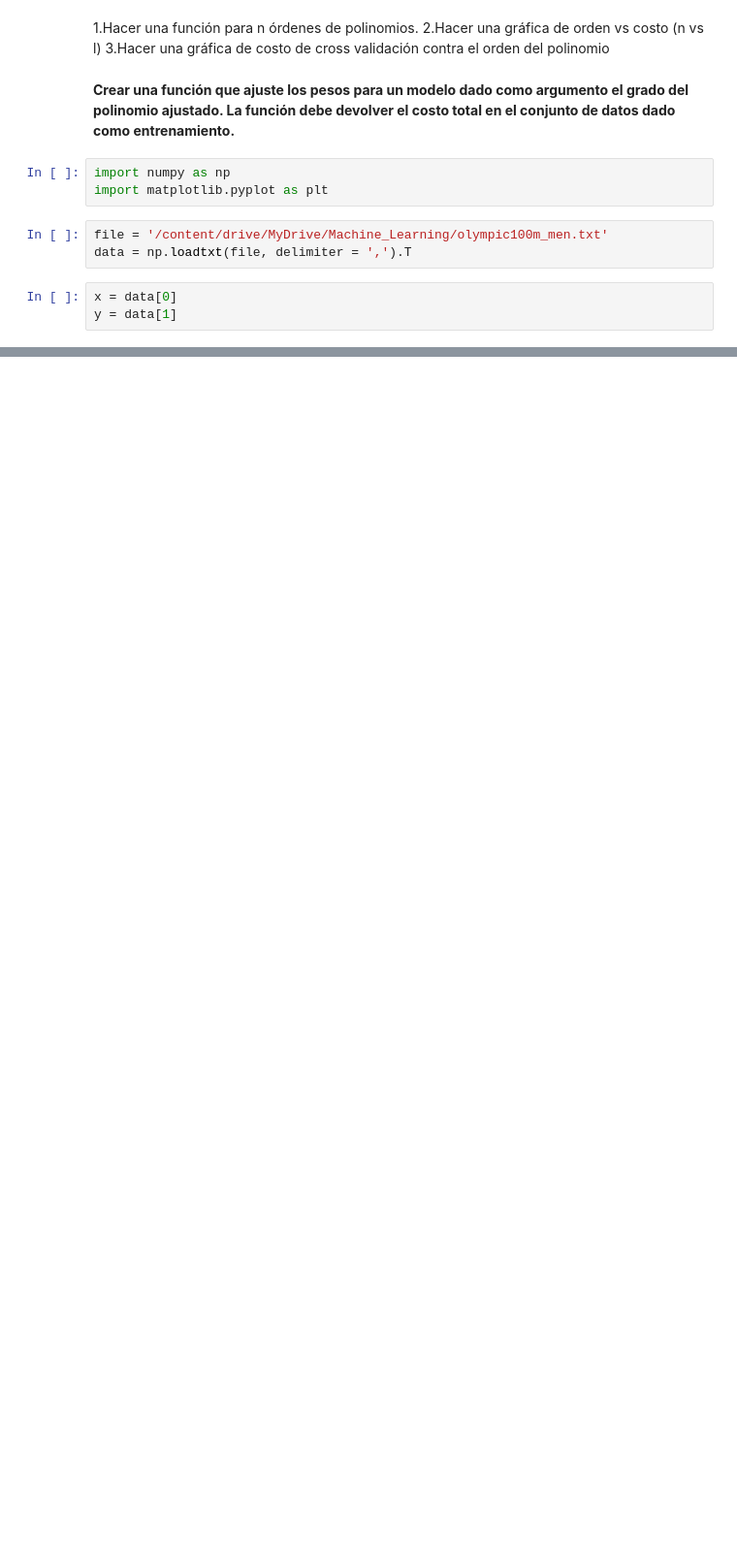
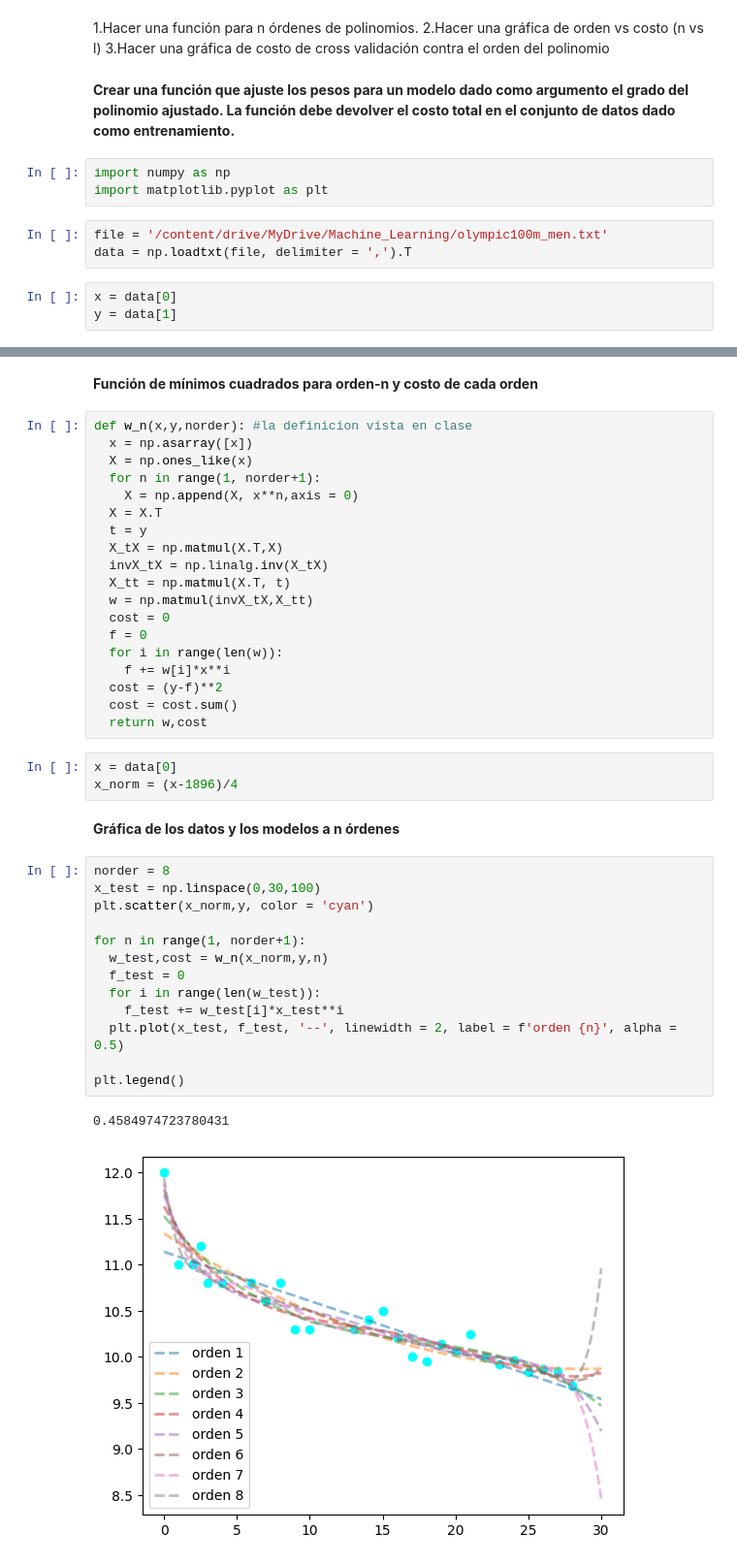
Before and after one commit to DCI-alxogm/ml2023-BlackPuma075, a Jupyter notebook: Ago_25_26/Ejercicios.ipynb, the cells around one changed output, grey strips where cells are left out. Shown at 97% size. Cells and saved outputs as stored; diff of their text form; blank space fills up the shorter version.

```diff
--- a/Ago_25_26/Ejercicios.ipynb
+++ b/Ago_25_26/Ejercicios.ipynb
@@ -151,0 +27,42 @@ plt.grid()
+# %% [markdown]
+**Función de mínimos cuadrados para orden-n y costo de cada orden**
+# %%
+def w_n(x,y,norder): #la definicion vista en clase
+  x = np.asarray([x])
+  X = np.ones_like(x)
+  for n in range(1, norder+1):
+    X = np.append(X, x**n,axis = 0)
+  X = X.T
+  t = y
+  X_tX = np.matmul(X.T,X)
+  invX_tX = np.linalg.inv(X_tX)
+  X_tt = np.matmul(X.T, t)
+  w = np.matmul(invX_tX,X_tt)
+  cost = 0
+  f = 0
+  for i in range(len(w)):
+    f += w[i]*x**i
+  cost = (y-f)**2
+  cost = cost.sum()
+  return w,cost
+# %%
+x = data[0]
+x_norm = (x-1896)/4
+# %% [markdown]
+**Gráfica de los datos y los modelos a n órdenes**
+# %%
+norder = 8
+x_test = np.linspace(0,30,100)
+plt.scatter(x_norm,y, color = 'cyan')
+
+for n in range(1, norder+1):
+  w_test,cost = w_n(x_norm,y,n)
+  f_test = 0
+  for i in range(len(w_test)):
+    f_test += w_test[i]*x_test**i
+  plt.plot(x_test, f_test, '--', linewidth = 2, label = f'orden {n}', alpha = 0.5)
+
+plt.legend()
+# %% [output]
+0.4584974723780431
+[figure, added]
```
Also changed, not shown: parts of 9 cells of this notebook.
